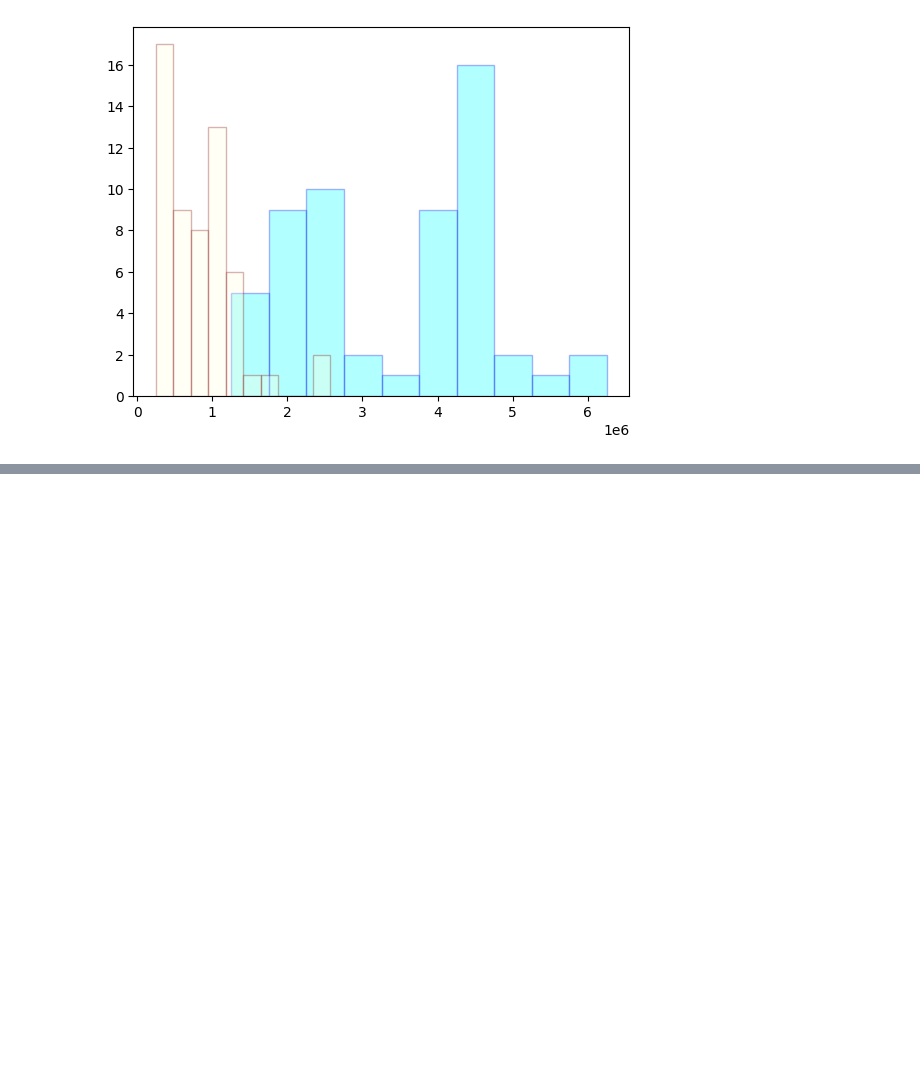
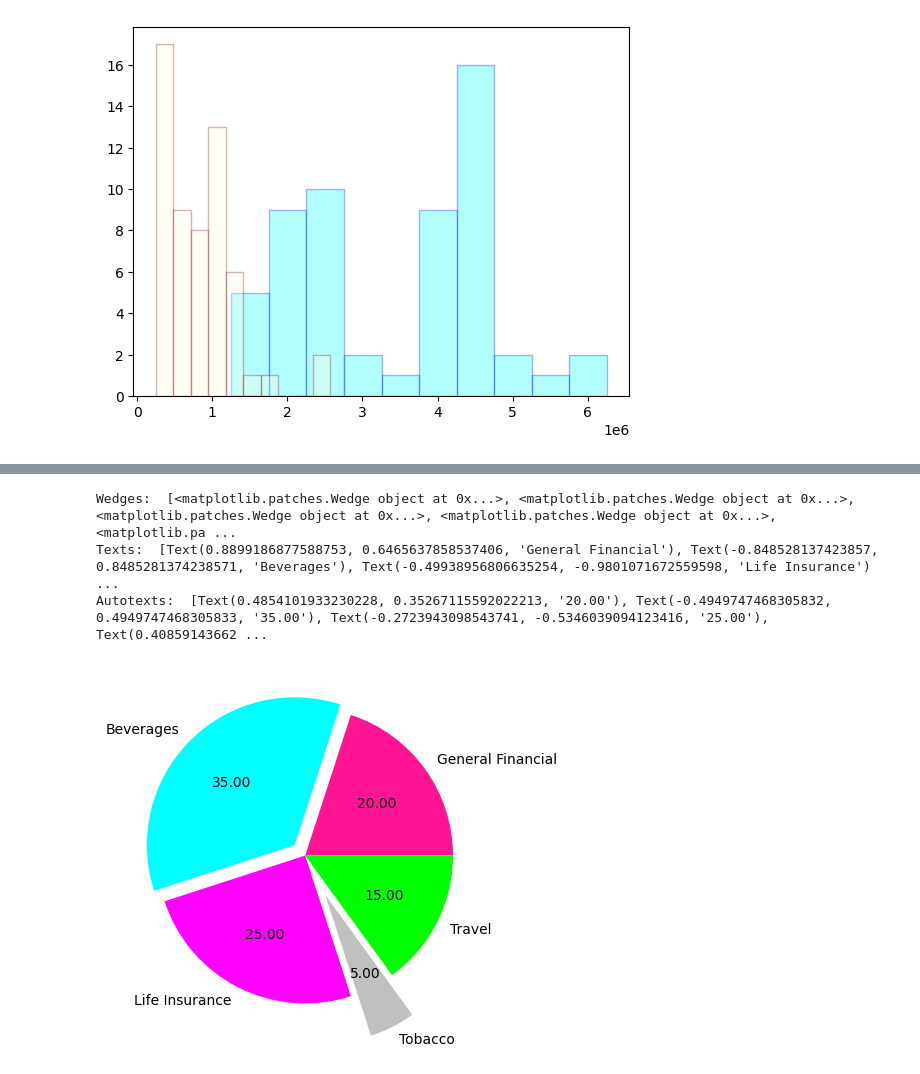
Before and after one commit to jmw-fr/Python, a Jupyter notebook: matplot/module3.ipynb, the cells around one changed output, grey strips where cells are left out. Cells and saved outputs as stored; diff of their text form; code cells hidden in the pictures; blank space fills up the shorter version.

```diff
--- a/matplot/module3.ipynb
+++ b/matplot/module3.ipynb
@@ -267,0 +331,15 @@ plt.hist(np_data['BryceCanyon'],
+# %%
+wedges, texts, autotexts = plt.pie(data['Percentage'],
+                                    labels=data['Sector'],  # type: ignore
+                                    colors=colors,
+                                    autopct='%.2f',
+                                    explode=explode)
+
+print('Wedges: ', wedges)
+print('Texts: ', texts)
+print('Autotexts: ', autotexts)
+# %% [output]
+Wedges:  [<matplotlib.patches.Wedge object at 0x...>, <matplotlib.patches.Wedge object at 0x...>, <matplotlib.patches.Wedge object at 0x...>, <matplotlib.patches.Wedge object at 0x...>, <matplotlib.pa ...
+Texts:  [Text(0.8899186877588753, 0.6465637858537406, 'General Financial'), Text(-0.848528137423857, 0.8485281374238571, 'Beverages'), Text(-0.49938956806635254, -0.9801071672559598, 'Life Insurance') ...
+Autotexts:  [Text(0.4854101933230228, 0.35267115592022213, '20.00'), Text(-0.4949747468305832, 0.4949747468305833, '35.00'), Text(-0.2723943098543741, -0.5346039094123416, '25.00'), Text(0.40859143662 ...
+[figure, added]
```
Also changed, not shown: parts of 15 cells of this notebook.
